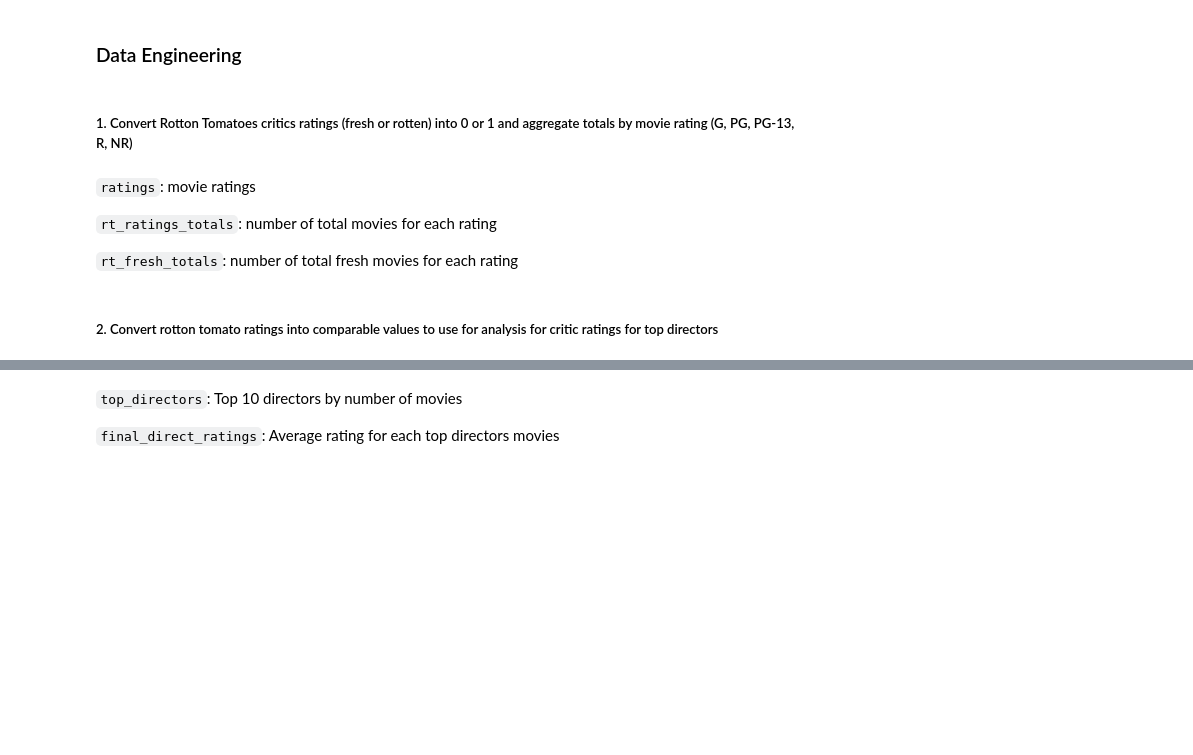
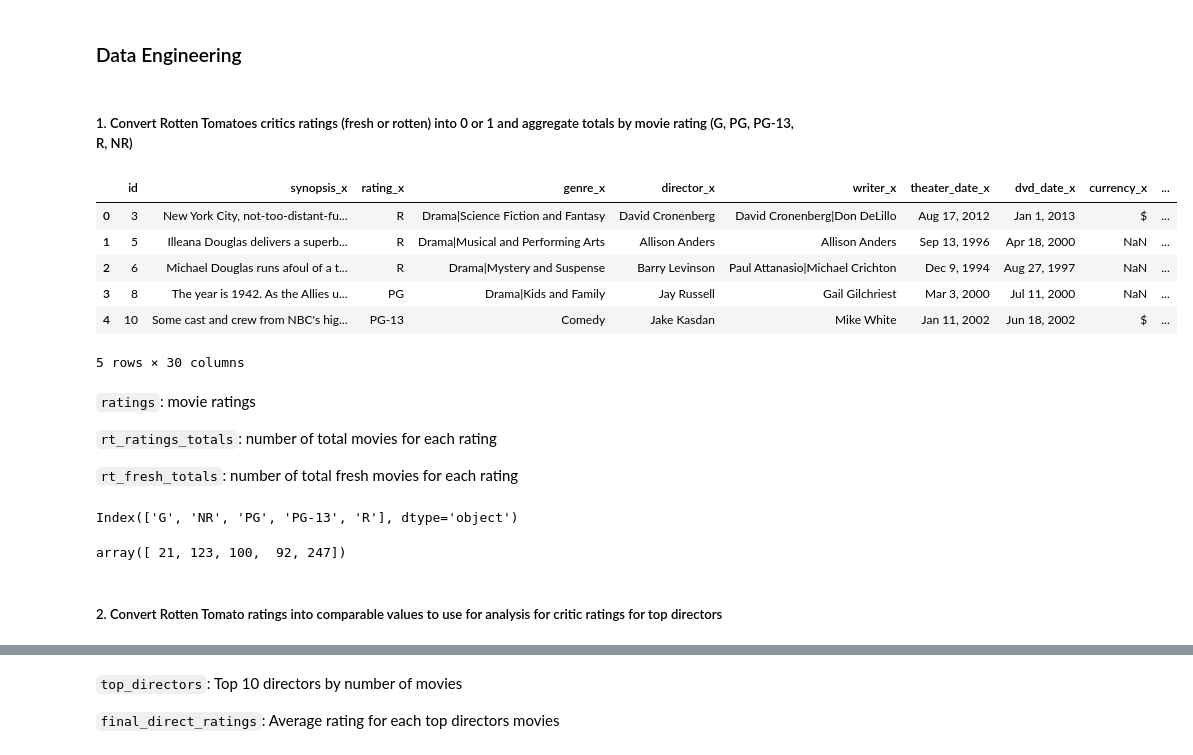
Before and after one commit to hannah-schurman/dcs-phase1-project, a Jupyter notebook: student.ipynb, the cells around one changed output, grey strips where cells are left out. Cells and saved outputs as stored; diff of their text form; code cells hidden in the pictures; blank space fills up the shorter version.

```diff
--- a/student.ipynb
+++ b/student.ipynb
@@ -172,7 +212,7 @@ rt_reviews_fresh = rt_reviews.dropna(subset=['fresh'])
 # %% [markdown]
 ### Data Engineering
 # %% [markdown]
-##### 1. Convert Rotton Tomatoes critics ratings (fresh or rotten) into 0 or 1 and aggregate totals by movie rating (G, PG, PG-13, R, NR)
+##### 1. Convert Rotten Tomatoes critics ratings (fresh or rotten) into 0 or 1 and aggregate totals by movie rating (G, PG, PG-13, R, NR)
 # %%
 #map into integers 0 and 1 whether fresh or rotton and drop any NULL values
 rt_reviews_fresh['fresh_numeric'] = rt_reviews_fresh['fresh'].map(lambda x: 1 if x == 'fresh' else 0)
@@ -190,7 +230,16 @@ rt_rotton = rt_reviews_fresh_merged[rt_reviews_fresh_merged['rotten_numeric'] >
 # %%
 #combine them back into one dataframe to determine whether overall fresh or overall rotten
 rt_fresh_comb = pd.merge(rt_fresh, rt_rotton, how='outer', left_on='id', right_on='id')
 rt_fresh_comb['fresh_rotten'] = np.where((rt_fresh_comb['fresh_numeric_x'] >= rt_fresh_comb['rotten_numeric_y']), 1, 0)
+rt_fresh_comb.head()
+# %% [output]
+|  | id | synopsis_x | rating_x | genre_x | director_x | writer_x | theater_date_x | dvd_date_x | currency_x | ... |
+| 0 | 3 | New York City, not-too-distant-fu... | R | Drama|Science Fiction and Fantasy | David Cronenberg | David Cronenberg|Don DeLillo | Aug 17, 2012 | Jan 1, 2013 | $ | ... |
+| 1 | 5 | Illeana Douglas delivers a superb... | R | Drama|Musical and Performing Arts | Allison Anders | Allison Anders | Sep 13, 1996 | Apr 18, 2000 | NaN | ... |
+| 2 | 6 | Michael Douglas runs afoul of a t... | R | Drama|Mystery and Suspense | Barry Levinson | Paul Attanasio|Michael Crichton | Dec 9, 1994 | Aug 27, 1997 | NaN | ... |
+| 3 | 8 | The year is 1942. As the Allies u... | PG | Drama|Kids and Family | Jay Russell | Gail Gilchriest | Mar 3, 2000 | Jul 11, 2000 | NaN | ... |
+| 4 | 10 | Some cast and crew from NBC's hig... | PG-13 | Comedy | Jake Kasdan | Mike White | Jan 11, 2002 | Jun 18, 2002 | $ | ... |
+5 rows × 30 columns
 # %%
 #determine which movies are overall fresh
 rt_fresh_split = rt_fresh_comb[rt_fresh_comb['fresh_rotten'] == 1]
@@ -206,14 +255,20 @@ rt_fresh_grouped_rating = rt_fresh_split.groupby(['rating_x'])['fresh_rotten'].s
 # %%
 #Create a list of movie ratings for visualization
 ratings = rt_fresh_grouped_rating['rating_x'].value_counts().sort_index().index
+ratings
+# %% [output]
+Index(['G', 'NR', 'PG', 'PG-13', 'R'], dtype='object')
 # %%
 #Number of total movies for each ratings (not split by fresh or rotten)
 rt_ratings_totals = rt_fresh_comb['rating_x'].value_counts().sort_index().values
 # %%
 #Create a list of number of movies rated fresh per movie rating
 rt_fresh_totals = rt_fresh_grouped_rating['fresh_rotten'].values
+rt_fresh_totals
+# %% [output]
+array([ 21, 123, 100,  92, 247])
 # %% [markdown]
-##### 2. Convert rotton tomato ratings into comparable values to use for analysis for critic ratings for top directors
+##### 2. Convert Rotten Tomato ratings into comparable values to use for analysis for critic ratings for top directors
 # %%
 #converts ratings to percents if rating contains '/'
 def conv_rating(rating):
```
Also changed, not shown: parts of 49 cells of this notebook, 5 other files.
